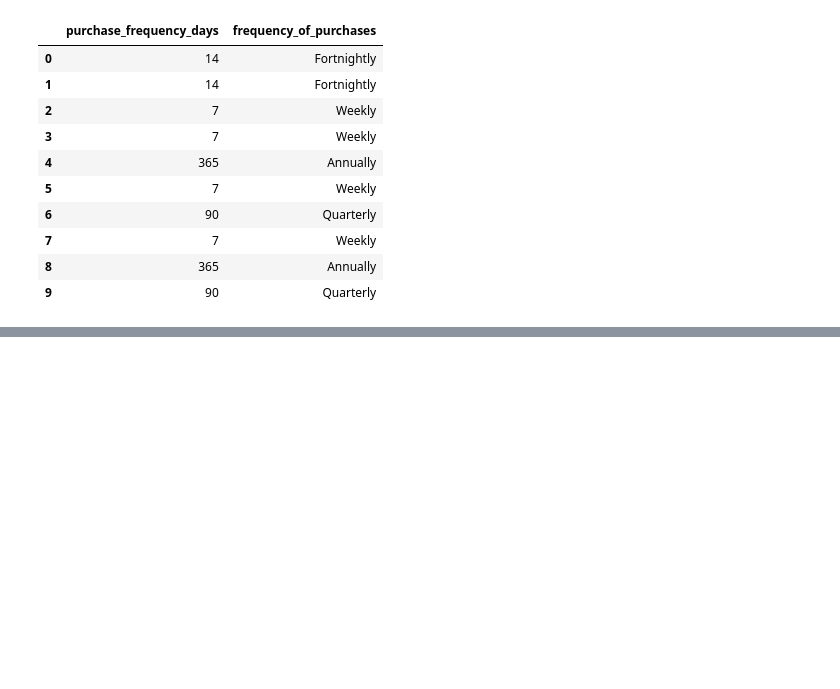
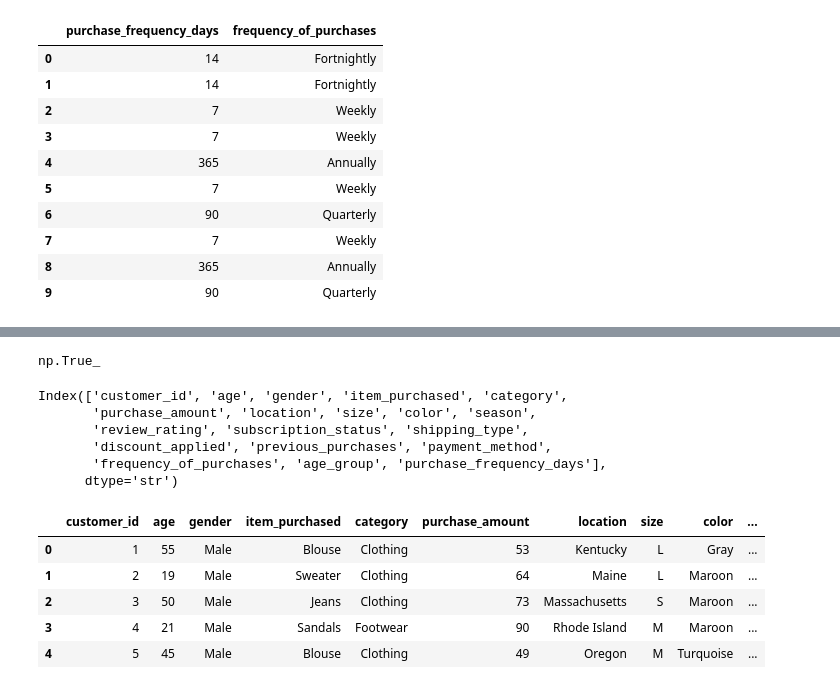
Before and after one commit to yash-gitx/DAproject, a Jupyter notebook: main.ipynb, the cells around one changed output, grey strips where cells are left out. Saved outputs shown, nothing was run; the diff lists cells and outputs as text; code cells hidden in the pictures; blank space fills up the shorter version.

```diff
--- a/main.ipynb
+++ b/main.ipynb
@@ -160,0 +175,19 @@ df[['purchase_frequency_days','frequency_of_purchases']].head(10)
+# %%
+# do we need both columns or are they both same
+
+(df['discount_applied'] == df['promo_code_used']).all()
+# %% [output]
+np.True_
+# %%
+# Dropping promo code used column
+
+df = df.drop('promo_code_used', axis=1)
+# %%
+df.columns
+# %% [output]
+Index(['customer_id', 'age', 'gender', 'item_purchased', 'category',
+       'purchase_amount', 'location', 'size', 'color', 'season',
+       'review_rating', 'subscription_status', 'shipping_type',
+       'discount_applied', 'previous_purchases', 'payment_method',
+       'frequency_of_purchases', 'age_group', 'purchase_frequency_days'],
+      dtype='str')
@@ -160,0 +196,26 @@ df[['purchase_frequency_days','frequency_of_purchases']].head(10)
+# %%
+from sqlalchemy import create_engine
+from urllib.parse import quote_plus
+
+# MySQL connection
+username = "root"
+password = quote_plus("dbPassword")
+host = "localhost"
+port = "3306"
+database = "customer_shopping_behavior"
+
+engine = create_engine(f"mysql+pymysql://{username}:{password}@{host}:{port}/{database}")
+
+# Write DataFrame to MySQL
+table_name = "customer"   # choose any table name
+df.to_sql(table_name, engine, if_exists="replace", index=False)
+
+# Read back sample
+pd.read_sql("SELECT * FROM customer LIMIT 5;", engine)
+# %% [output]
+|  | customer_id | age | gender | item_purchased | category | purchase_amount | location | size | color | ... |
+| 0 | 1 | 55 | Male | Blouse | Clothing | 53 | Kentucky | L | Gray | ... |
+| 1 | 2 | 19 | Male | Sweater | Clothing | 64 | Maine | L | Maroon | ... |
+| 2 | 3 | 50 | Male | Jeans | Clothing | 73 | Massachusetts | S | Maroon | ... |
+| 3 | 4 | 21 | Male | Sandals | Footwear | 90 | Rhode Island | M | Maroon | ... |
+| 4 | 5 | 45 | Male | Blouse | Clothing | 49 | Oregon | M | Turquoise | ... |
```
Also changed, not shown: parts of 3 cells of this notebook.
